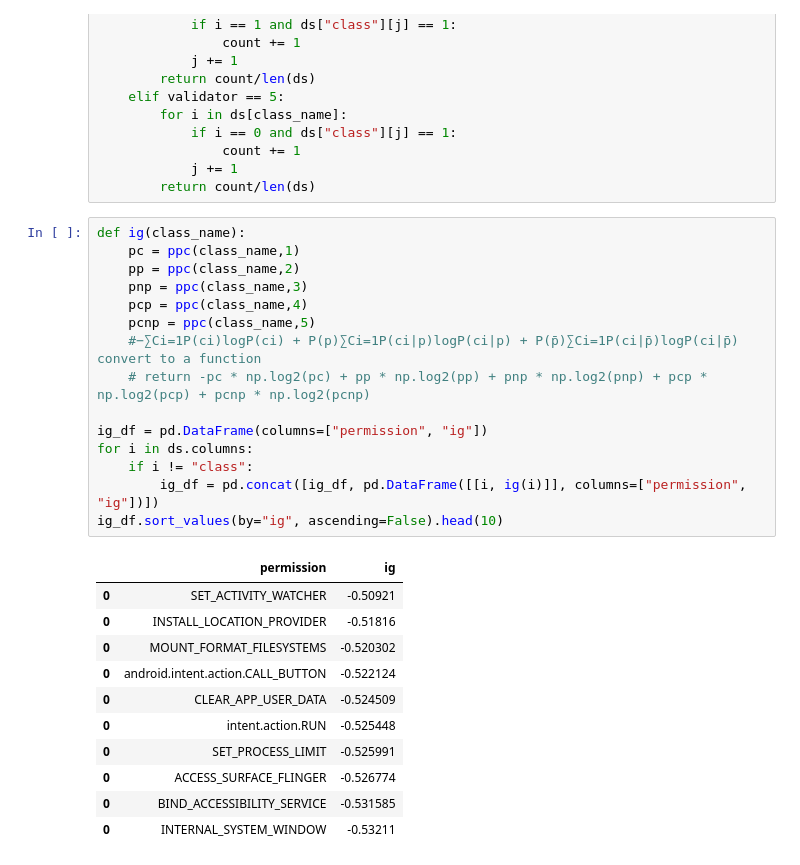
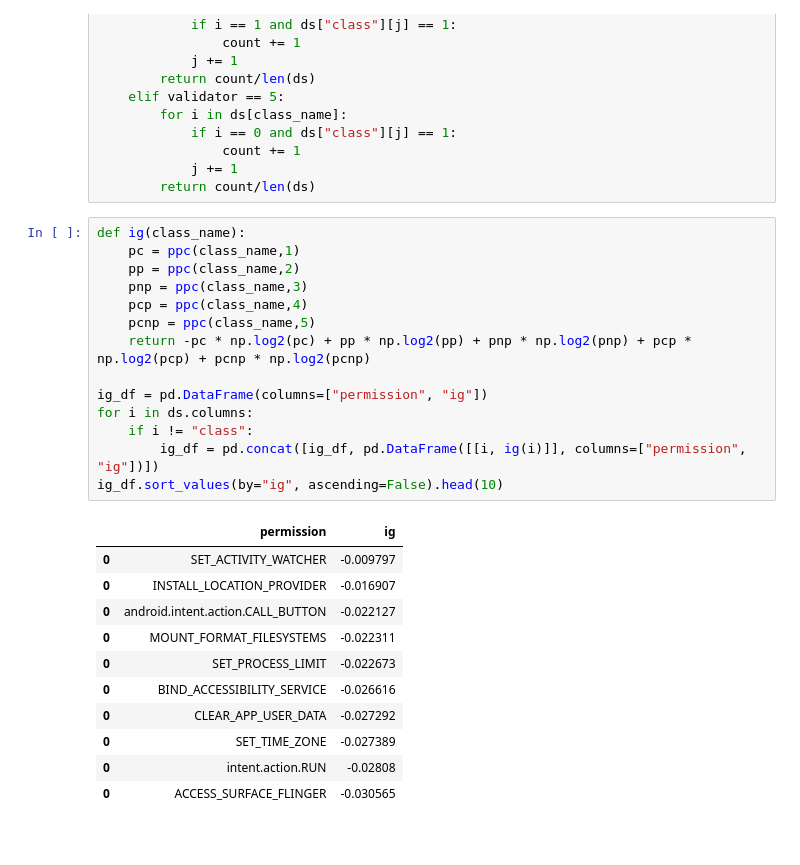
Before and after one commit to NiguXNick/DataScience, a Jupyter notebook: Filter-Based.ipynb, the cells around one changed output. Cells and saved outputs as stored; diff of their text form.

```diff
--- a/Filter-Based.ipynb
+++ b/Filter-Based.ipynb
@@ -380,30 +380,29 @@ def ppc(class_name, validator):
 # %%
 def ig(class_name):
     pc = ppc(class_name,1)
     pp = ppc(class_name,2)
     pnp = ppc(class_name,3)
     pcp = ppc(class_name,4)
     pcnp = ppc(class_name,5)
-    #−∑Ci=1P(ci)logP(ci) + P(p)∑Ci=1P(ci|p)logP(ci|p) + P(p̄)∑Ci=1P(ci|p̄)logP(ci|p̄) convert to a function
-    # return -pc * np.log2(pc) + pp * np.log2(pp) + pnp * np.log2(pnp) + pcp * np.log2(pcp) + pcnp * np.log2(pcnp)
+    return -pc * np.log2(pc) + pp * np.log2(pp) + pnp * np.log2(pnp) + pcp * np.log2(pcp) + pcnp * np.log2(pcnp)
 
 ig_df = pd.DataFrame(columns=["permission", "ig"])
 for i in ds.columns:
     if i != "class":
         ig_df = pd.concat([ig_df, pd.DataFrame([[i, ig(i)]], columns=["permission", "ig"])])
 ig_df.sort_values(by="ig", ascending=False).head(10)
 # %% [output]
 |  | permission | ig |
-| 0 | SET_ACTIVITY_WATCHER | -0.50921 |
-| 0 | INSTALL_LOCATION_PROVIDER | -0.51816 |
-| 0 | MOUNT_FORMAT_FILESYSTEMS | -0.520302 |
-| 0 | android.intent.action.CALL_BUTTON | -0.522124 |
-| 0 | CLEAR_APP_USER_DATA | -0.524509 |
-| 0 | intent.action.RUN | -0.525448 |
-| 0 | SET_PROCESS_LIMIT | -0.525991 |
-| 0 | ACCESS_SURFACE_FLINGER | -0.526774 |
-| 0 | BIND_ACCESSIBILITY_SERVICE | -0.531585 |
-| 0 | INTERNAL_SYSTEM_WINDOW | -0.53211 |
+| 0 | SET_ACTIVITY_WATCHER | -0.009797 |
+| 0 | INSTALL_LOCATION_PROVIDER | -0.016907 |
+| 0 | android.intent.action.CALL_BUTTON | -0.022127 |
+| 0 | MOUNT_FORMAT_FILESYSTEMS | -0.022311 |
+| 0 | SET_PROCESS_LIMIT | -0.022673 |
+| 0 | BIND_ACCESSIBILITY_SERVICE | -0.026616 |
+| 0 | CLEAR_APP_USER_DATA | -0.027292 |
+| 0 | SET_TIME_ZONE | -0.027389 |
+| 0 | intent.action.RUN | -0.02808 |
+| 0 | ACCESS_SURFACE_FLINGER | -0.030565 |
 # %%
 def show_ig_graph():
     ig_df.sort_values(by="ig", ascending=False, inplace=True)
```
Also changed, not shown: parts of 1 cell of this notebook.
